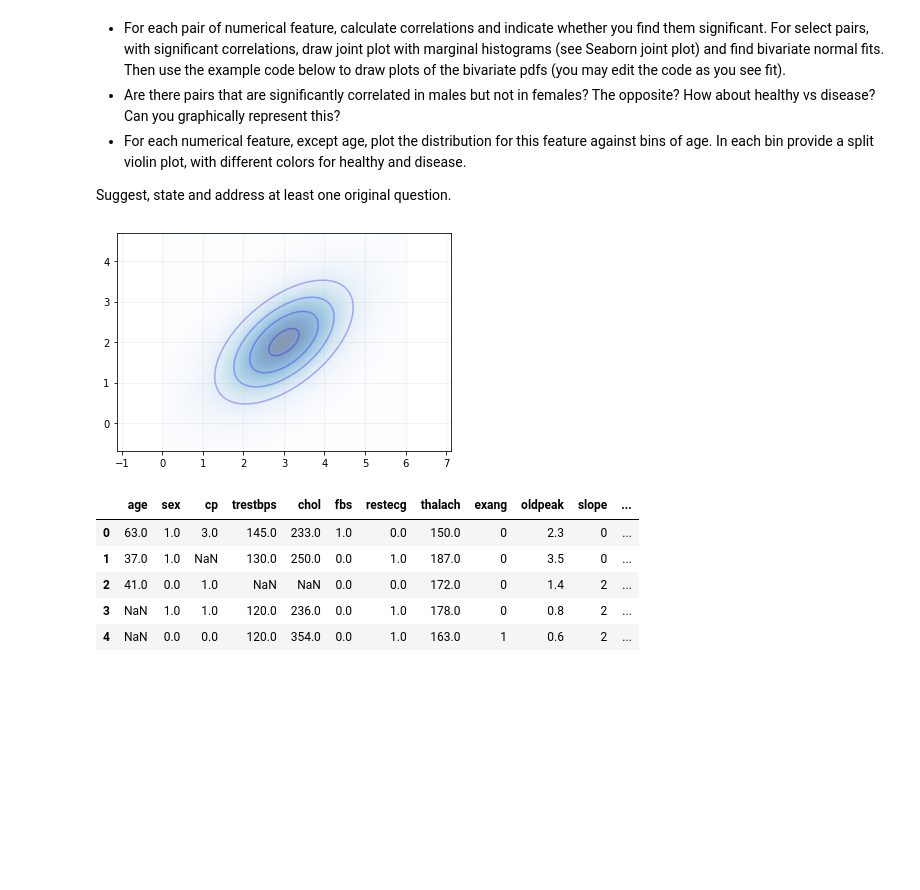
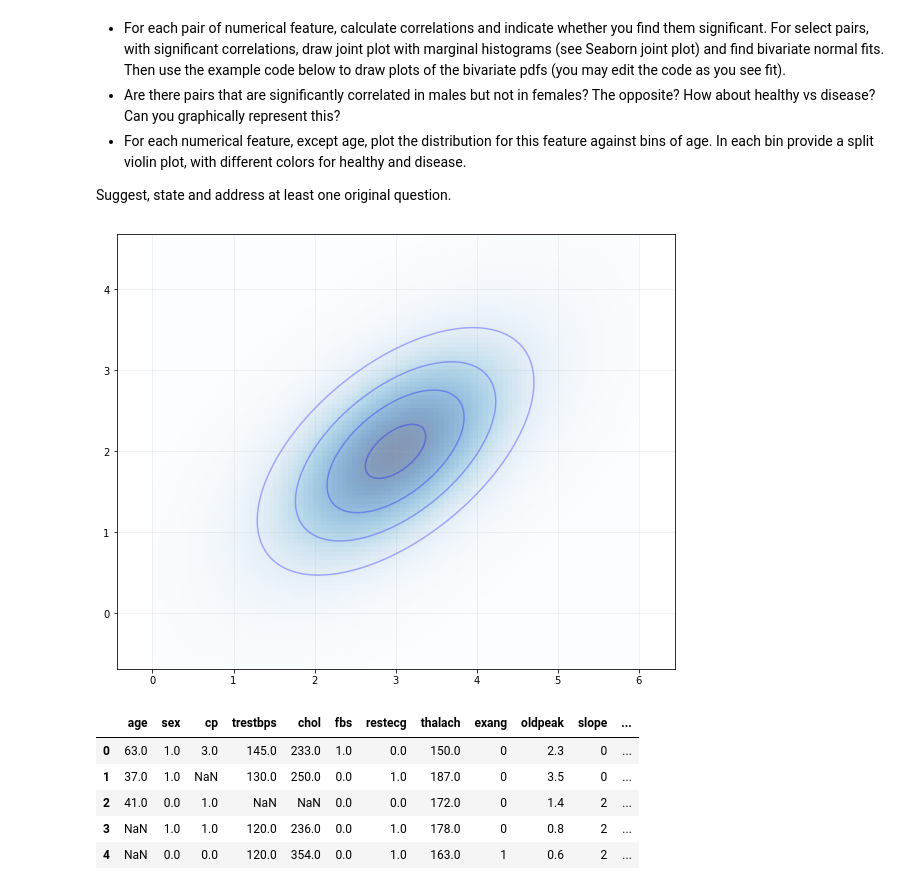
Before and after one commit to Omergral/Statistics_DataAnalysis_Msc, a Jupyter notebook: HW/HW3/HW3.ipynb, the cells around one changed output. Drawn from its saved outputs; the diff is of its cells as text; code cells hidden in the pictures; blank space fills up the shorter version.

```diff
--- a/HW/HW3/HW3.ipynb
+++ b/HW/HW3/HW3.ipynb
@@ -120,32 +133,33 @@ Address the following questions:
 
 Suggest, state and address at least one original question.
 # %%
-# Example code for bivariate pdfs
-from scipy.stats import multivariate_normal as mn
-import numpy as np
-import matplotlib.pyplot as plt
 %matplotlib inline
 
-def plot_2d_Gaussian_pdf(means, cov):
+def plot_2d_Gaussian_pdf(means, cov, features_list=None):
     n = 100
     x1 = np.linspace(means[0] - 3 * np.sqrt(cov[0][0]), means[0] + 3 * np.sqrt(cov[0][0]), n)
     x2 = np.linspace(means[1] - 3 * np.sqrt(cov[1][1]), means[1] + 3 * np.sqrt(cov[1][1]), n)
     x1_v, x2_v = np.meshgrid(x1, x2)
     Xgrid = np.vstack([x1_v.ravel(), x2_v.ravel()]).T
-    Y = mn.pdf(Xgrid, means, cov)
+    Y = mvnorm.pdf(Xgrid, means, cov)
     fig, ax = plt.subplots()
     ax.pcolorfast(x1, x2, Y.reshape(x1_v.shape), alpha=0.5, cmap='Blues')
     ax.contour(x1_v, x2_v, Y.reshape(x1_v.shape),
                levels=[0.05, 0.1, 0.15, 0.2], alpha=0.3, colors='b')
     ax.axis('equal')
     ax.grid(alpha=0.2)
+    fig.set_size_inches(10, 8)
+    if features_list:
+        ax.set_title(f"{features_list[0]} vs. {features_list[1]} bivariate pdf", fontsize=15)
+        ax.set_xlabel(features_list[0])
+        ax.set_ylabel(features_list[1])
     plt.show()
 
 means = [3, 2]
 cov = [[1, 0.5], [0.5, 0.8]]
 plot_2d_Gaussian_pdf(means, cov)
 # %% [output]
-[figure, old version]
+[figure, new version]
 # %%
 df = pd.read_csv('heart.csv', index_col=False, sep='\t')
 # %%
```
Also changed, not shown: parts of 12 cells of this notebook.
